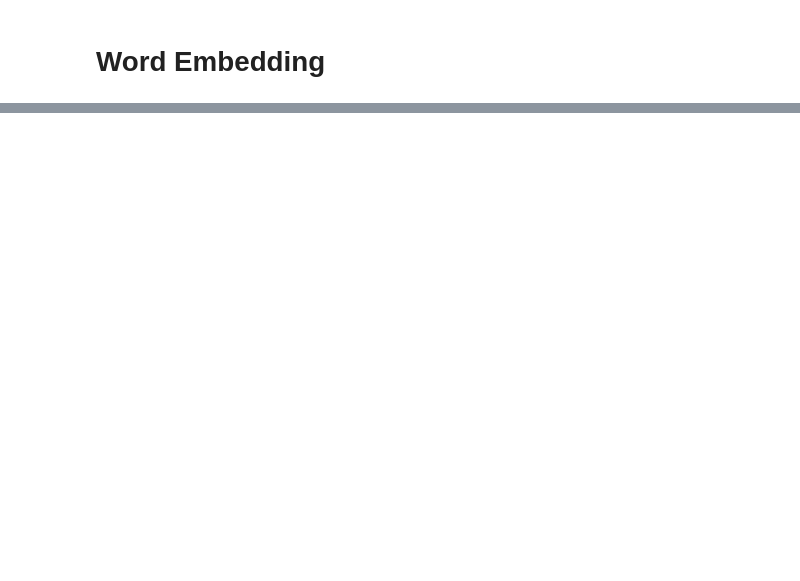
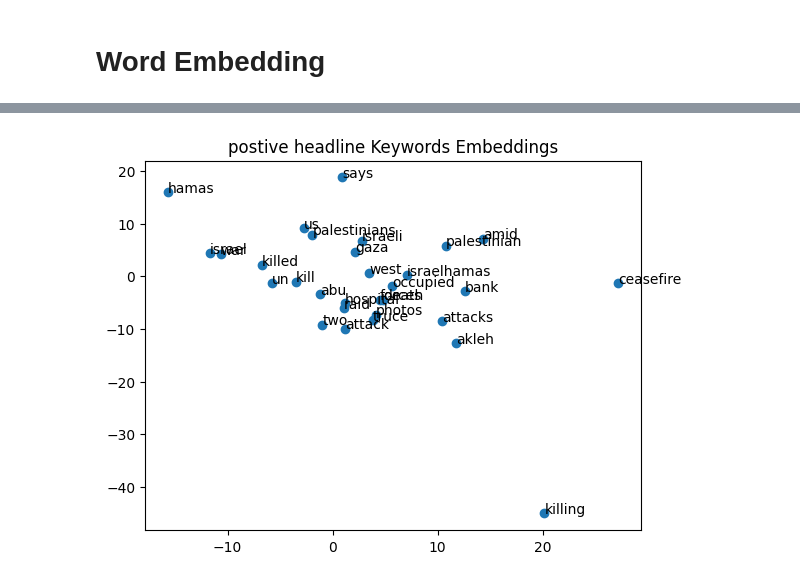
Before and after one commit to Soha85/Soha85, a Jupyter notebook: palestine-israel-news-conflict.ipynb, the cells around one changed output, grey strips where cells are left out. Drawn from its saved outputs; the diff is of its cells as text; code cells hidden in the pictures; blank space fills up the shorter version.

```diff
--- a/palestine-israel-news-conflict.ipynb
+++ b/palestine-israel-news-conflict.ipynb
@@ -365,0 +439,9 @@ pyplot.show()
+# %%
+data = news_df[news_df["headline_sentiment_transformer"]==1]["headline"].apply(lambda x: word_tokenize(x))
+wrd2vec= gensim.models.Word2Vec(data, min_count = 1,vector_size = 100, window = 5)
+#plot Tsne for word to vector models
+tsne_plot(wrd2vec)
+pyplot.title("postive headline Keywords Embeddings")
+pyplot.show()
+# %% [output]
+[figure, added]
```
Also changed, not shown: parts of 13 cells of this notebook.
